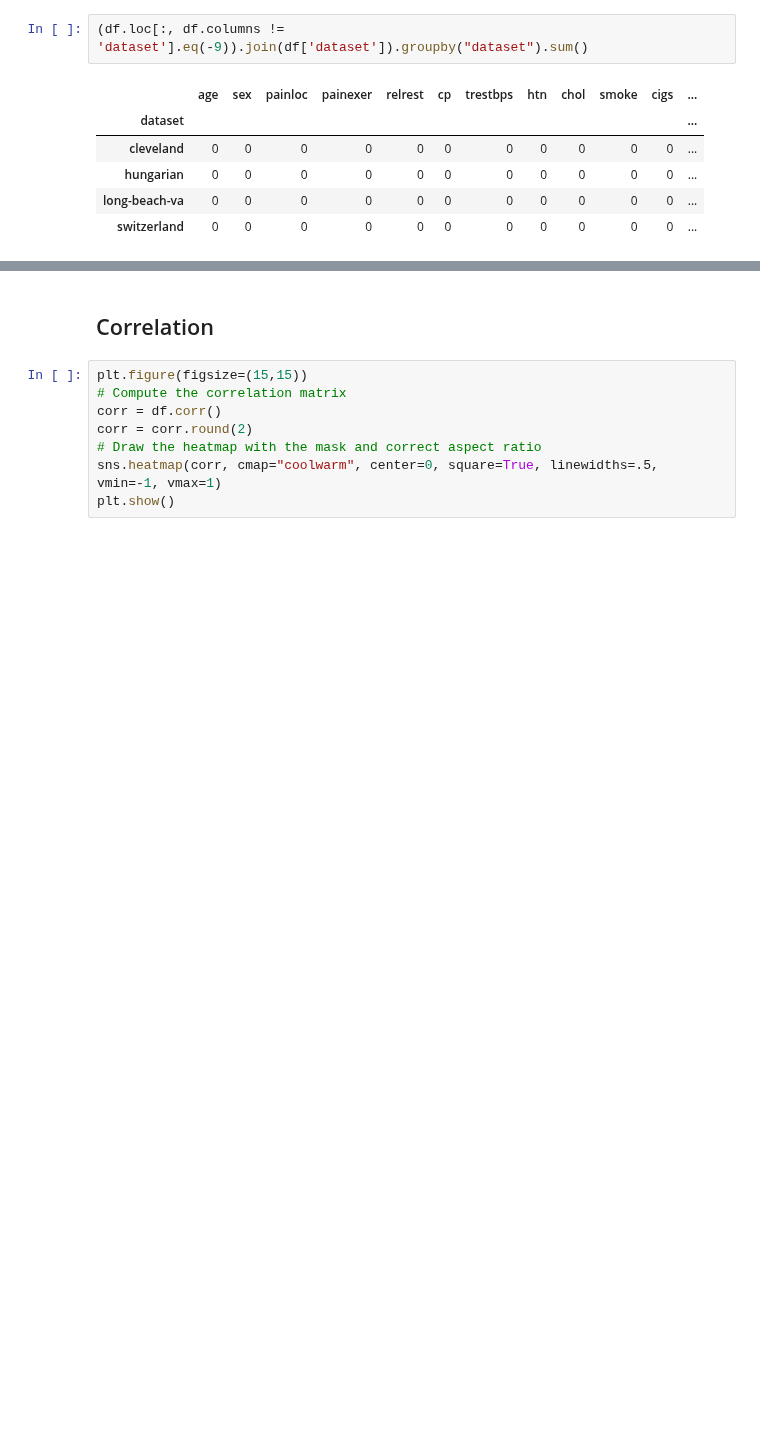
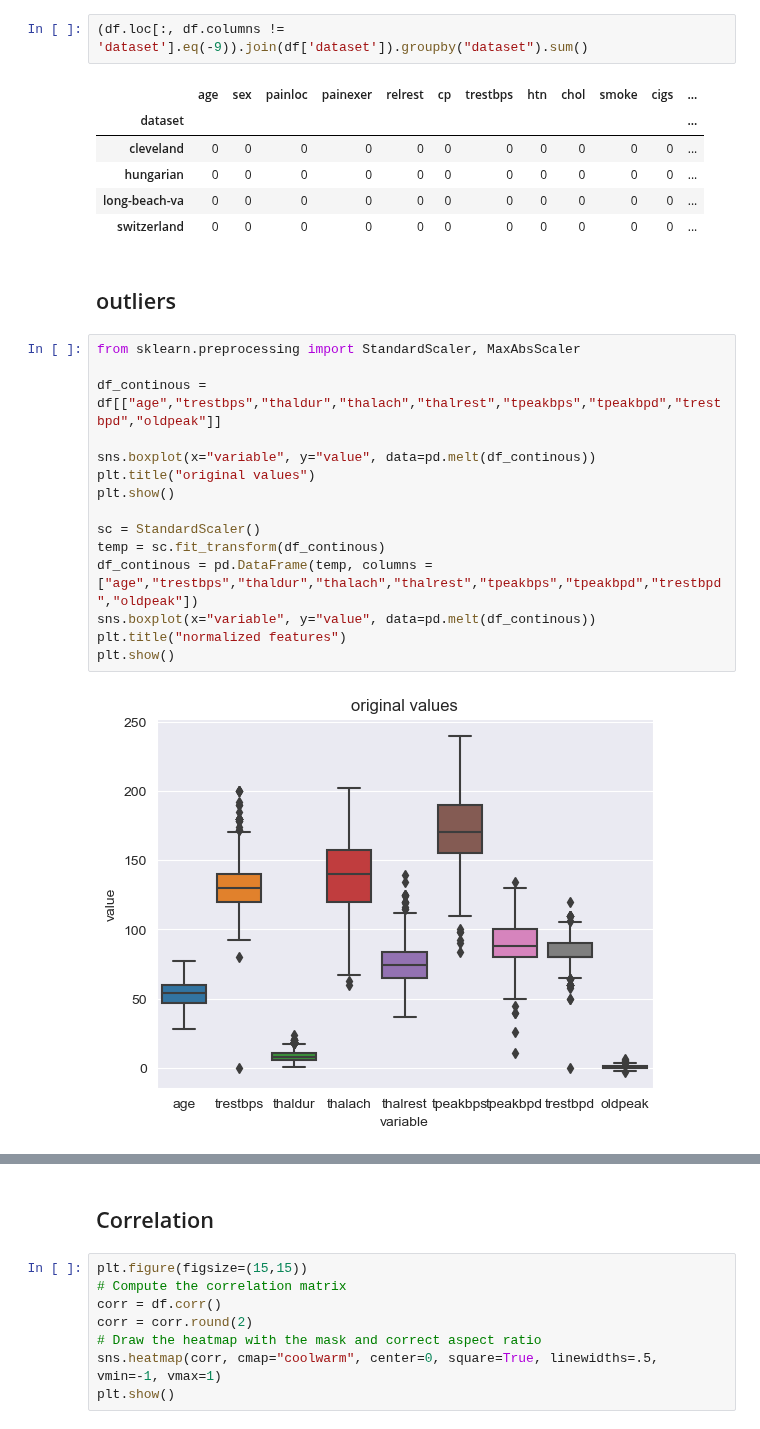
Before and after one commit to FinnHuelsbusch/UniMannheim-DataMining, a Jupyter notebook: Analyse.ipynb, the cells around one changed output, grey strips where cells are left out. Drawn from its saved outputs; the diff is of its cells as text; blank space fills up the shorter version.

Commit message:
added boxplots

```diff
--- a/Analyse.ipynb
+++ b/Analyse.ipynb
@@ -110,3 +110,22 @@ df.drop(hidden_identifier, inplace=True, axis=1)
 | hungarian | 0 | 0 | 0 | 0 | 0 | 0 | 0 | 0 | 0 | 0 | 0 | ... |
 | long-beach-va | 0 | 0 | 0 | 0 | 0 | 0 | 0 | 0 | 0 | 0 | 0 | ... |
 | switzerland | 0 | 0 | 0 | 0 | 0 | 0 | 0 | 0 | 0 | 0 | 0 | ... |
+# %% [markdown]
+## outliers
+# %%
+from sklearn.preprocessing import StandardScaler, MaxAbsScaler
+
+df_continous = df[["age","trestbps","thaldur","thalach","thalrest","tpeakbps","tpeakbpd","trestbpd","oldpeak"]]
+
+sns.boxplot(x="variable", y="value", data=pd.melt(df_continous))
+plt.title("original values")
+plt.show()
+
+sc = StandardScaler()
+temp = sc.fit_transform(df_continous)
+df_continous = pd.DataFrame(temp, columns = ["age","trestbps","thaldur","thalach","thalrest","tpeakbps","tpeakbpd","trestbpd","oldpeak"])
+sns.boxplot(x="variable", y="value", data=pd.melt(df_continous))
+plt.title("normalized features")
+plt.show()
+# %% [output]
+[figure, added]
```
Also changed, not shown: parts of 3 cells of this notebook.
